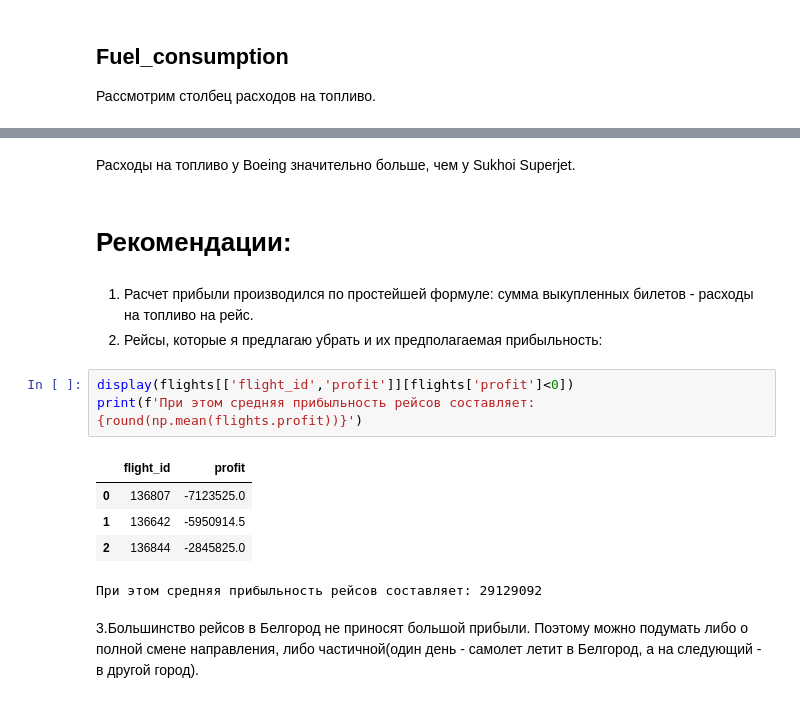
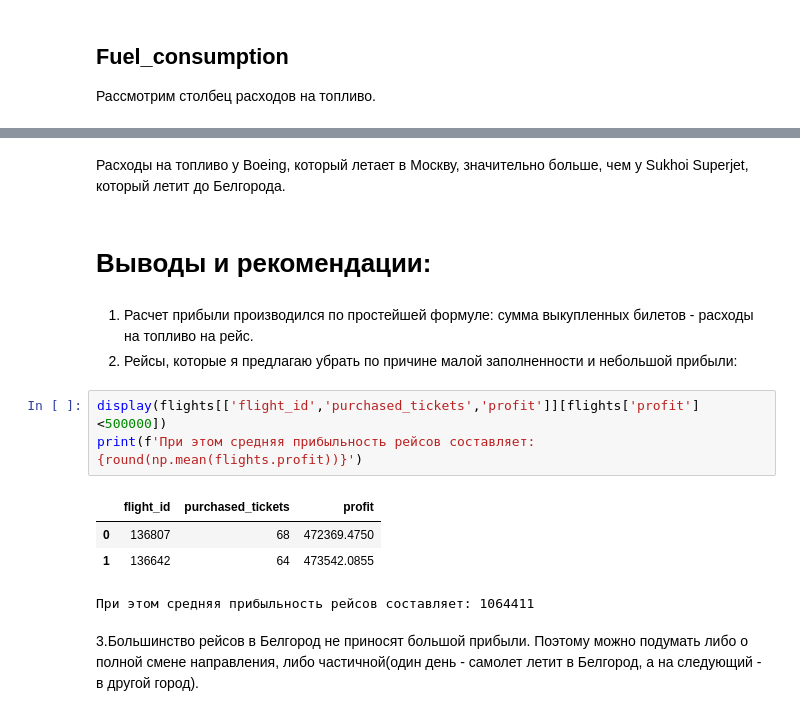
Before and after one commit to AkeraDS/skillfactory_projects, a Jupyter notebook: module_4/project_4.ipynb, the cells around one changed output, grey strips where cells are left out. Saved outputs shown, nothing was run; the diff lists cells and outputs as text.

```diff
--- a/module_4/project_4.ipynb
+++ b/module_4/project_4.ipynb
@@ -402,18 +345,17 @@ sns.barplot(x=flights.model, y = flights.fuel_consumption)
 # %% [markdown]
-Расходы на топливо у Boeing значительно больше, чем у Sukhoi Superjet.
+Расходы на топливо у Boeing, который летает в Москву, значительно больше, чем у Sukhoi Superjet, который летит до Белгорода.
-# %% [markdown]
-# Рекомендации:
+# %% [markdown]
+# Выводы и рекомендации:
 # %% [markdown]
 1. Расчет прибыли производился по простейшей формуле: сумма выкупленных билетов - расходы на топливо на рейс.
-2. Рейсы, которые я предлагаю убрать и их предполагаемая прибыльность:
+2. Рейсы, которые я предлагаю убрать по причине малой заполненности и небольшой прибыли:
 # %%
-display(flights[['flight_id','profit']][flights['profit']<0])
+display(flights[['flight_id','purchased_tickets','profit']][flights['profit']<500000])
 print(f'При этом средняя прибыльность рейсов составляет: {round(np.mean(flights.profit))}')
 # %% [output]
-|  | flight_id | profit |
-| 0 | 136807 | -7123525.0 |
-| 1 | 136642 | -5950914.5 |
-| 2 | 136844 | -2845825.0 |
+|  | flight_id | purchased_tickets | profit |
+| 0 | 136807 | 68 | 472369.4750 |
+| 1 | 136642 | 64 | 473542.0855 |
-При этом средняя прибыльность рейсов составляет: 29129092
+При этом средняя прибыльность рейсов составляет: 1064411
 # %% [markdown]
 3.Большинство рейсов в Белгород не приносят большой прибыли. Поэтому можно подумать либо о полной смене направления, либо частичной(один день - самолет летит в Белгород, а на следующий - в другой город).
```
Also changed, not shown: parts of 26 cells of this notebook, 2 other files.
